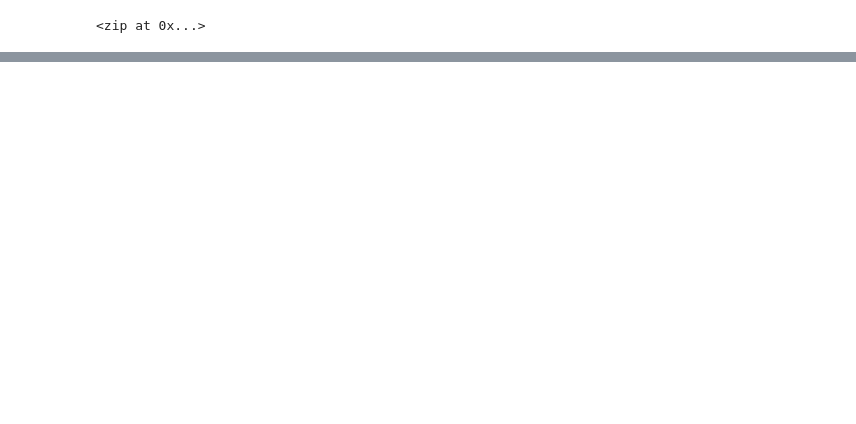
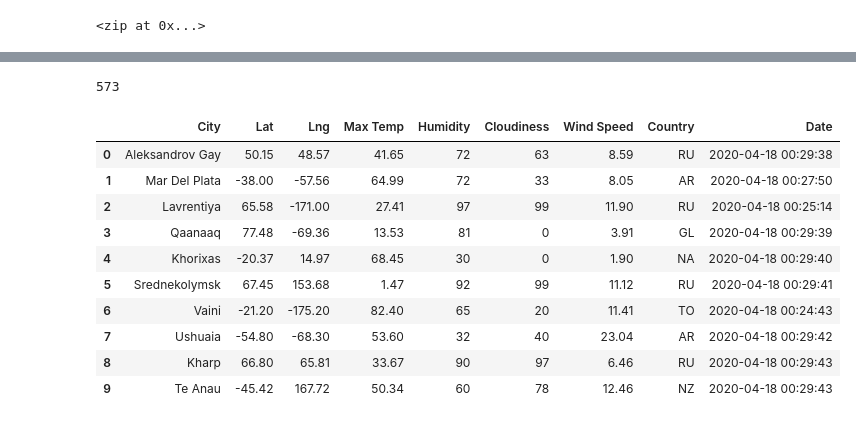
Before and after one commit to aramaswami/World_Weather_Analysis, a Jupyter notebook: WeatherPy.ipynb, the cells around one changed output, grey strips where cells are left out. Saved outputs shown, nothing was run; the diff lists cells and outputs as text; code cells hidden in the pictures; blank space fills up the shorter version.

Commit message:
Weather_Analysis update

```diff
--- a/WeatherPy.ipynb
+++ b/WeatherPy.ipynb
@@ -32,0 +39,3 @@ len(cities)
+# %%
+# Starting URL for Weather Map API Call.
+url = "https://api.openweathermap.org/data/2.5/weather?units=Imperial&appid="+weather_api_key
@@ -32,0 +120,20 @@ len(cities)
+# %%
+len(city_data)
+# %% [output]
+573
+# %%
+# Convert the array of dictionaries to a Pandas DataFrame.
+city_data_df = pd.DataFrame(city_data)
+city_data_df.head(10)
+# %% [output]
+|  | City | Lat | Lng | Max Temp | Humidity | Cloudiness | Wind Speed | Country | Date |
+| 0 | Aleksandrov Gay | 50.15 | 48.57 | 41.65 | 72 | 63 | 8.59 | RU | 2020-04-18 00:29:38 |
+| 1 | Mar Del Plata | -38.00 | -57.56 | 64.99 | 72 | 33 | 8.05 | AR | 2020-04-18 00:27:50 |
+| 2 | Lavrentiya | 65.58 | -171.00 | 27.41 | 97 | 99 | 11.90 | RU | 2020-04-18 00:25:14 |
+| 3 | Qaanaaq | 77.48 | -69.36 | 13.53 | 81 | 0 | 3.91 | GL | 2020-04-18 00:29:39 |
+| 4 | Khorixas | -20.37 | 14.97 | 68.45 | 30 | 0 | 1.90 | NA | 2020-04-18 00:29:40 |
+| 5 | Srednekolymsk | 67.45 | 153.68 | 1.47 | 92 | 99 | 11.12 | RU | 2020-04-18 00:29:41 |
+| 6 | Vaini | -21.20 | -175.20 | 82.40 | 65 | 20 | 11.41 | TO | 2020-04-18 00:24:43 |
+| 7 | Ushuaia | -54.80 | -68.30 | 53.60 | 32 | 40 | 23.04 | AR | 2020-04-18 00:29:42 |
+| 8 | Kharp | 66.80 | 65.81 | 33.67 | 90 | 97 | 6.46 | RU | 2020-04-18 00:29:43 |
+| 9 | Te Anau | -45.42 | 167.72 | 50.34 | 60 | 78 | 12.46 | NZ | 2020-04-18 00:29:43 |
```
Also changed, not shown: parts of 5 cells of this notebook.
